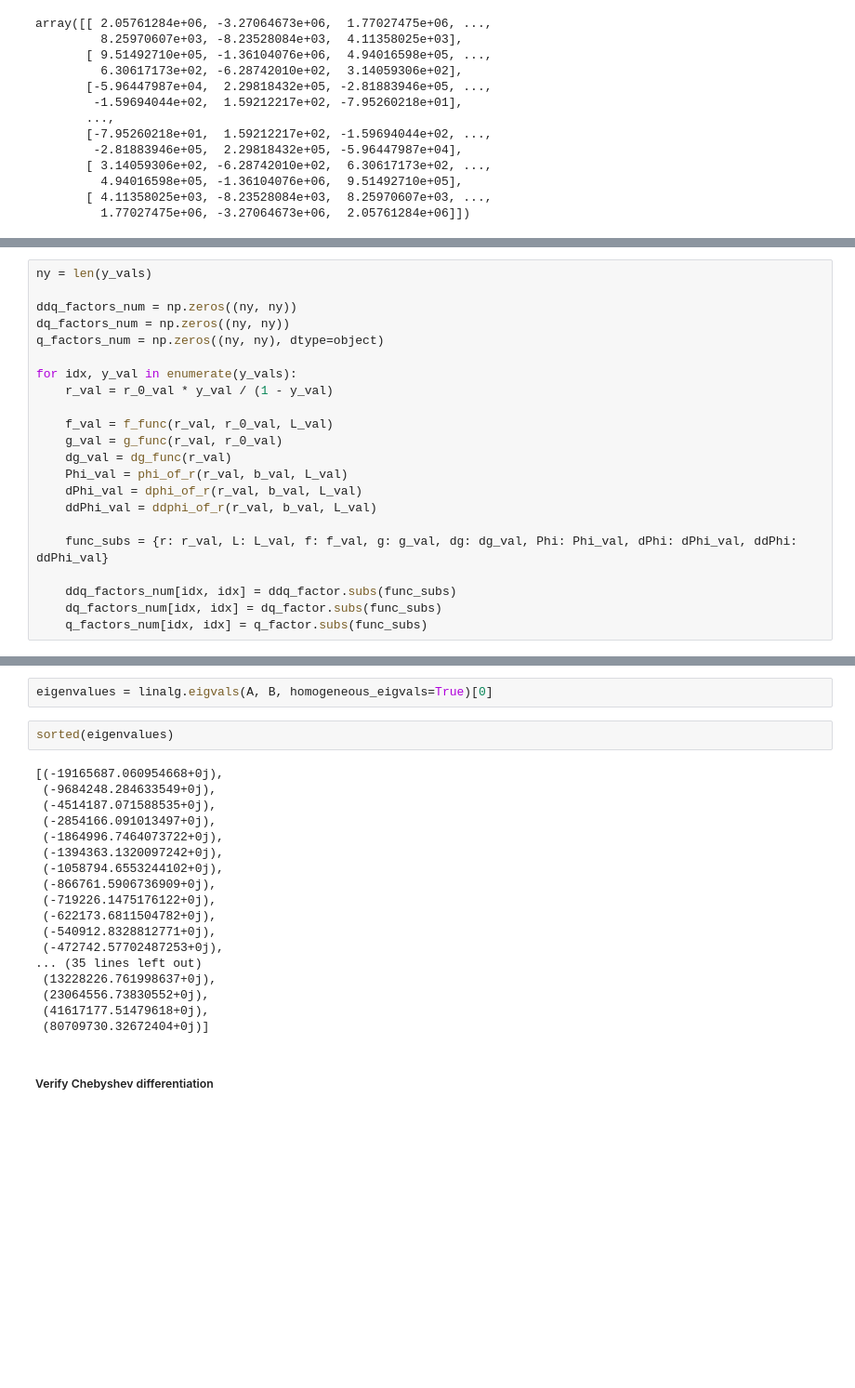
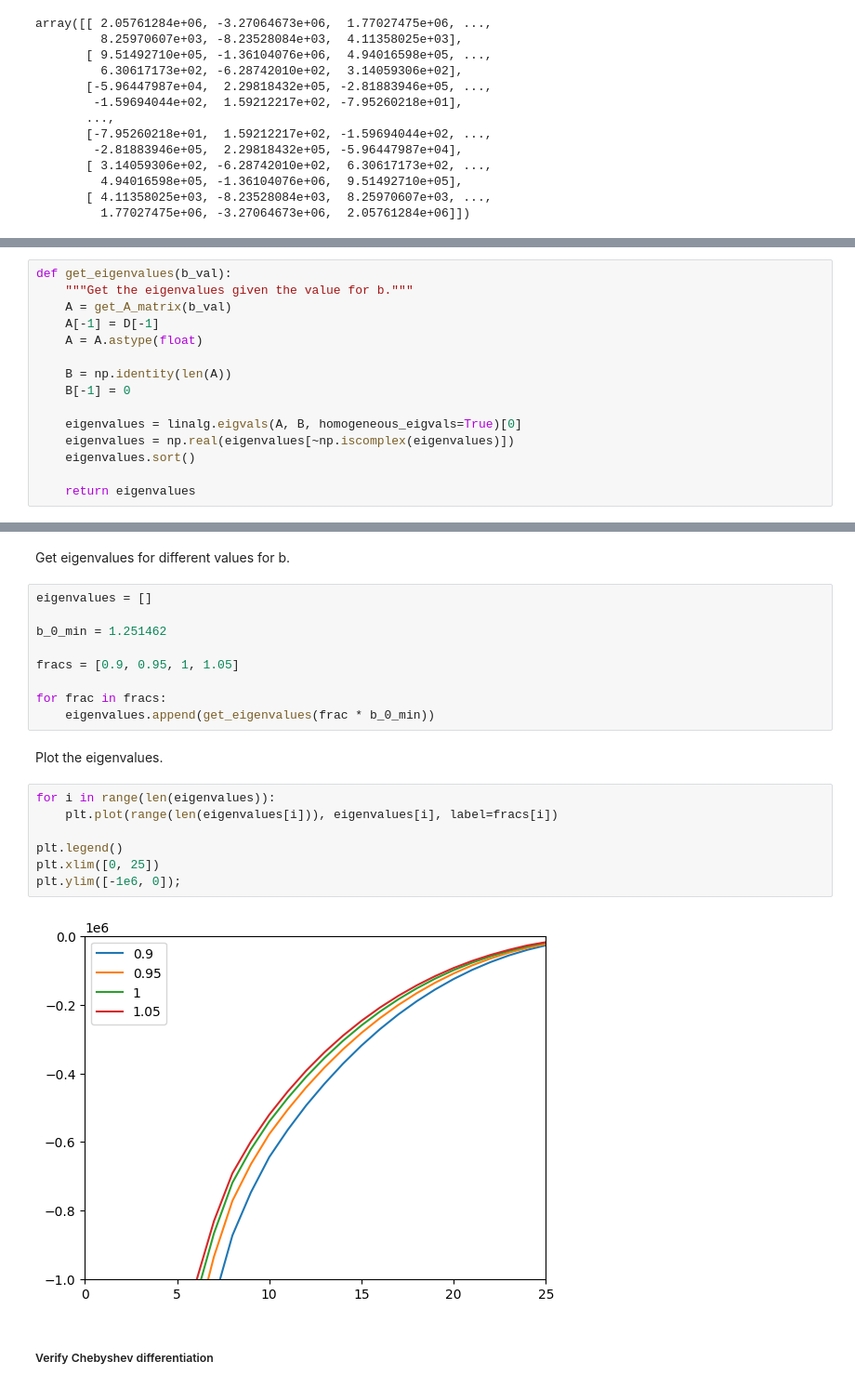
Before and after one commit to jchryssanthacopoulos/wormholes, a Jupyter notebook: negative_modes_analysis.ipynb, the cells around one changed output, grey strips where cells are left out. Shown: that part at 93% size. Saved outputs shown, nothing was run; the diff lists cells and outputs as text; blank space fills up the shorter version.

Commit message:
Add plots of eigenvalues

```diff
--- a/negative_modes_analysis.ipynb
+++ b/negative_modes_analysis.ipynb
@@ -215,22 +241,15 @@ r_0_val = b_val * L_val
 # %%
-ny = len(y_vals)
+def get_eigenvalues(b_val):
+    """Get the eigenvalues given the value for b."""
+    A = get_A_matrix(b_val)
+    A[-1] = D[-1]
+    A = A.astype(float)
 
-ddq_factors_num = np.zeros((ny, ny))
-dq_factors_num = np.zeros((ny, ny))
-q_factors_num = np.zeros((ny, ny), dtype=object)
+    B = np.identity(len(A))
+    B[-1] = 0
 
-for idx, y_val in enumerate(y_vals):
-    r_val = r_0_val * y_val / (1 - y_val)
+    eigenvalues = linalg.eigvals(A, B, homogeneous_eigvals=True)[0]
+    eigenvalues = np.real(eigenvalues[~np.iscomplex(eigenvalues)])
+    eigenvalues.sort()
 
-    f_val = f_func(r_val, r_0_val, L_val)
-    g_val = g_func(r_val, r_0_val)
-    dg_val = dg_func(r_val)
-    Phi_val = phi_of_r(r_val, b_val, L_val)
-    dPhi_val = dphi_of_r(r_val, b_val, L_val)
-    ddPhi_val = ddphi_of_r(r_val, b_val, L_val)
-
-    func_subs = {r: r_val, L: L_val, f: f_val, g: g_val, dg: dg_val, Phi: Phi_val, dPhi: dPhi_val, ddPhi: ddPhi_val}
-
-    ddq_factors_num[idx, idx] = ddq_factor.subs(func_subs)
-    dq_factors_num[idx, idx] = dq_factor.subs(func_subs)
-    q_factors_num[idx, idx] = q_factor.subs(func_subs)
+    return eigenvalues
@@ -300,25 +256,25 @@ Get eigenvalues.
-# %%
-eigenvalues = linalg.eigvals(A, B, homogeneous_eigvals=True)[0]
-# %%
-sorted(eigenvalues)
-# %% [output]
-[(-19165687.060954668+0j),
- (-9684248.284633549+0j),
- (-4514187.071588535+0j),
- (-2854166.091013497+0j),
- (-1864996.7464073722+0j),
- (-1394363.1320097242+0j),
- (-1058794.6553244102+0j),
- (-866761.5906736909+0j),
- (-719226.1475176122+0j),
- (-622173.6811504782+0j),
- (-540912.8328812771+0j),
- (-472742.57702487253+0j),
-... (35 lines left out)
- (13228226.761998637+0j),
- (23064556.73830552+0j),
- (41617177.51479618+0j),
- (80709730.32672404+0j)]
+# %% [markdown]
+Get eigenvalues for different values for b.
+# %%
+eigenvalues = []
+
+b_0_min = 1.251462
+
+fracs = [0.9, 0.95, 1, 1.05]
+
+for frac in fracs:
+    eigenvalues.append(get_eigenvalues(frac * b_0_min))
+# %% [markdown]
+Plot the eigenvalues.
+# %%
+for i in range(len(eigenvalues)):
+    plt.plot(range(len(eigenvalues[i])), eigenvalues[i], label=fracs[i])
+
+plt.legend()
+plt.xlim([0, 25])
+plt.ylim([-1e6, 0]);
+# %% [output]
+[figure, added]
 # %% [markdown]
 ##### Verify Chebyshev differentiation
 # %%
```
Also changed, not shown: parts of 12 cells of this notebook.
